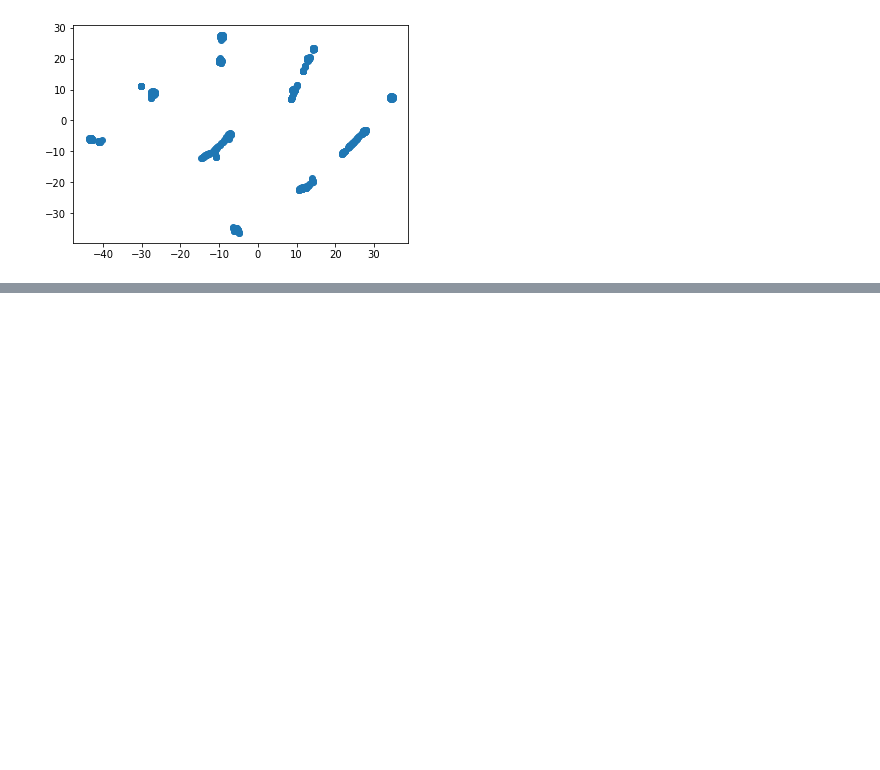
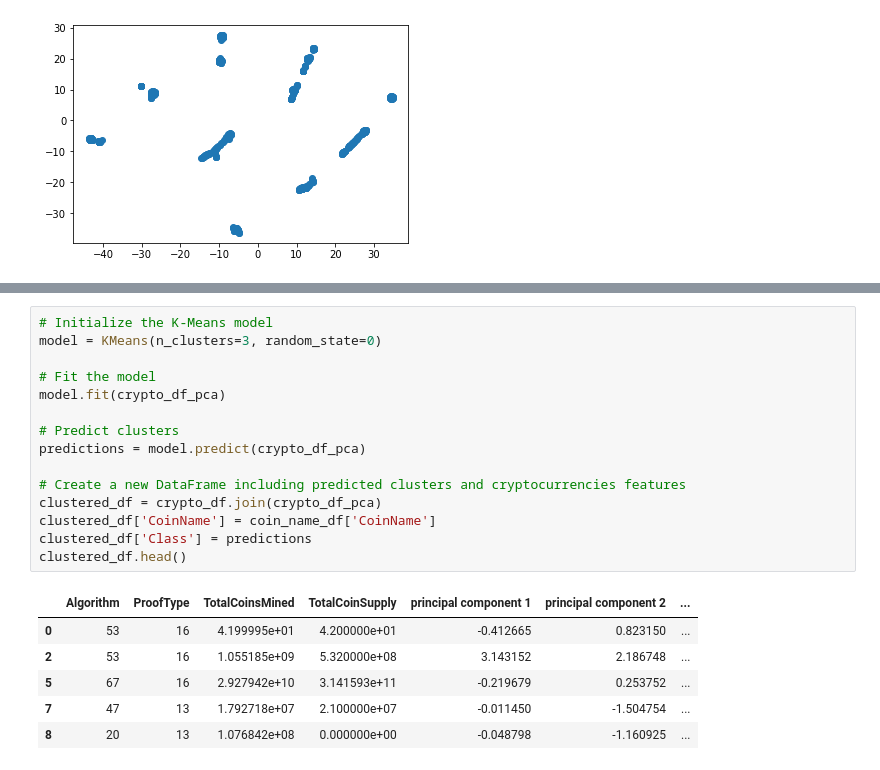
Before and after one commit to HarshitaRahul/cryptocurrencyclusters, a Jupyter notebook: crypto.ipynb, the cells around one changed output, grey strips where cells are left out. Drawn from its saved outputs; the diff is of its cells as text; blank space fills up the shorter version.

```diff
--- a/crypto.ipynb
+++ b/crypto.ipynb
@@ -256,0 +282,22 @@ plt.show()
+# %%
+# Initialize the K-Means model
+model = KMeans(n_clusters=3, random_state=0)
+
+# Fit the model
+model.fit(crypto_df_pca)
+
+# Predict clusters
+predictions = model.predict(crypto_df_pca)
+
+# Create a new DataFrame including predicted clusters and cryptocurrencies features
+clustered_df = crypto_df.join(crypto_df_pca)
+clustered_df['CoinName'] = coin_name_df['CoinName']
+clustered_df['Class'] = predictions
+clustered_df.head()
+# %% [output]
+|  | Algorithm | ProofType | TotalCoinsMined | TotalCoinSupply | principal component 1 | principal component 2 | ... |
+| 0 | 53 | 16 | 4.199995e+01 | 4.200000e+01 | -0.412665 | 0.823150 | ... |
+| 2 | 53 | 16 | 1.055185e+09 | 5.320000e+08 | 3.143152 | 2.186748 | ... |
+| 5 | 67 | 16 | 2.927942e+10 | 3.141593e+11 | -0.219679 | 0.253752 | ... |
+| 7 | 47 | 13 | 1.792718e+07 | 2.100000e+07 | -0.011450 | -1.504754 | ... |
+| 8 | 20 | 13 | 1.076842e+08 | 0.000000e+00 | -0.048798 | -1.160925 | ... |
```
Also changed, not shown: parts of 4 cells of this notebook.
